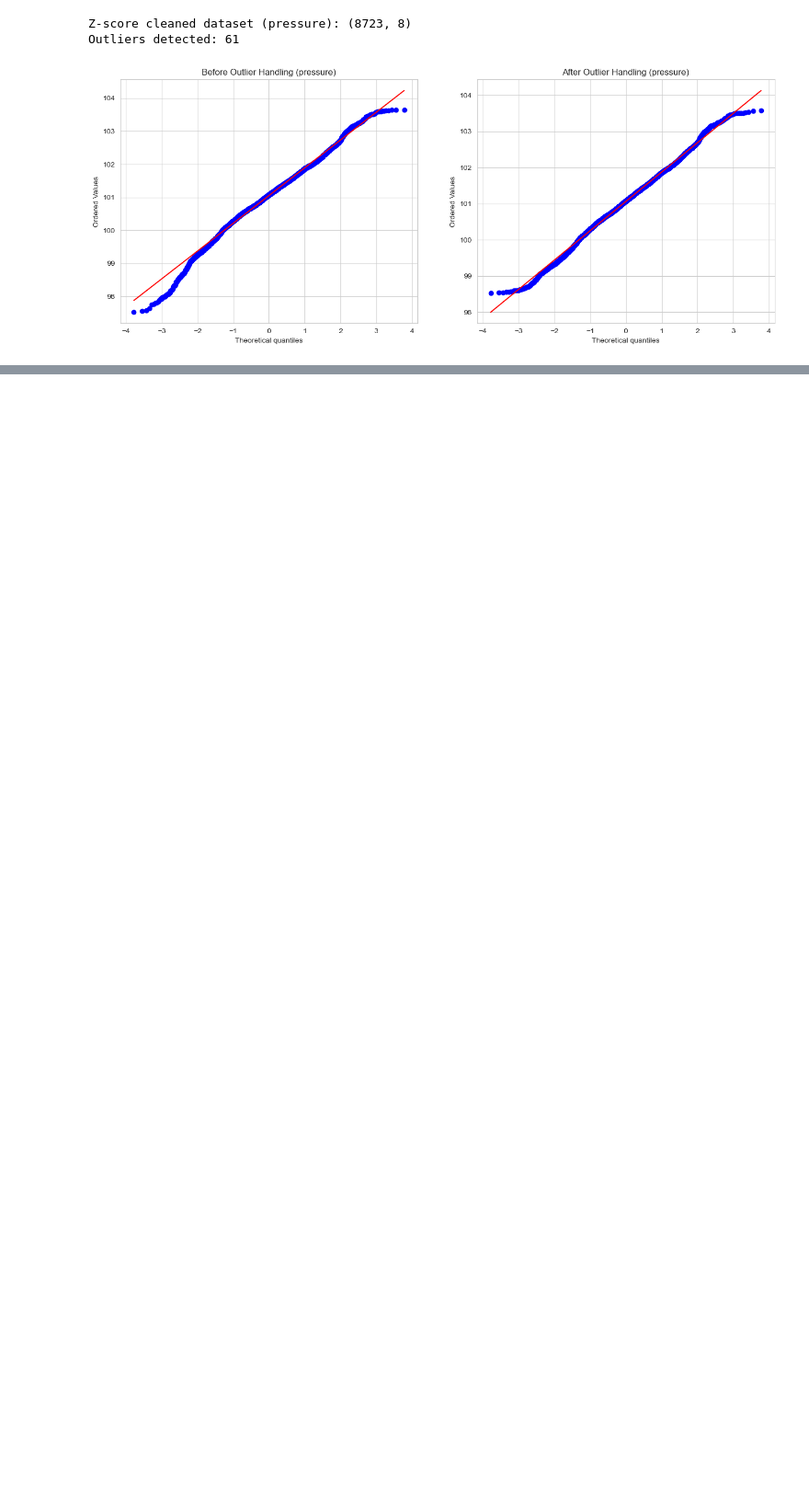
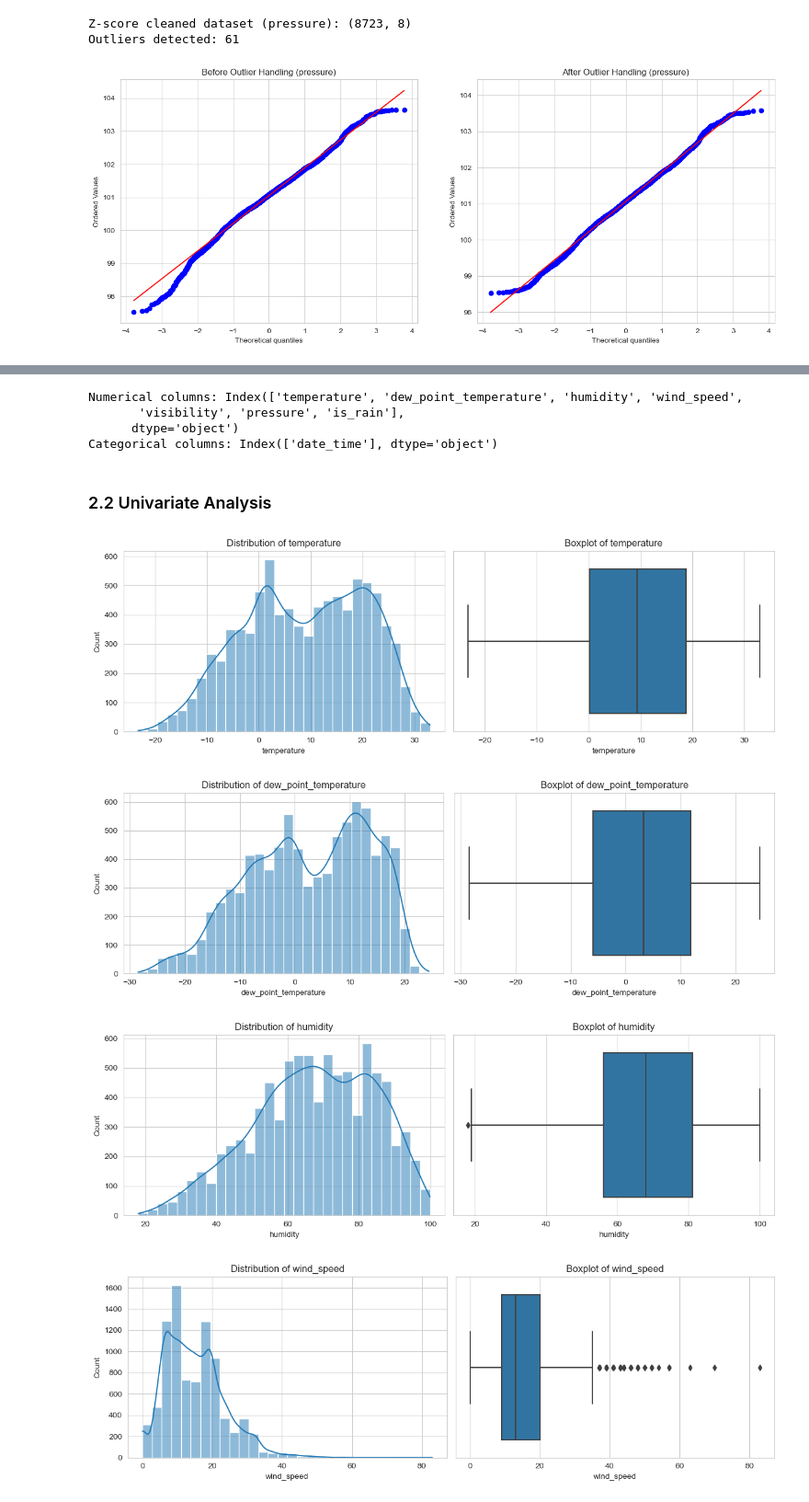
Before and after one commit to Yanyin-Chen-1156325/ST_ML_1156325, a Jupyter notebook: assignment2.ipynb, the cells around one changed output, grey strips where cells are left out. Shown at 92% size. Cells and saved outputs as stored; diff of their text form; code cells hidden in the pictures; blank space fills up the shorter version.

```diff
--- a/assignment2.ipynb
+++ b/assignment2.ipynb
@@ -354,0 +387,40 @@ Physical bounds were applied to ensure no impossible values exist. IQR and Z-sco
+# %%
+# Identify numerical and categorical columns.
+numerical_columns = df.select_dtypes(include=[np.number]).columns
+categorical_columns = df.select_dtypes(include=['object', 'category']).columns
+print("Numerical columns:", numerical_columns)
+print("Categorical columns:", categorical_columns)
+
+df_eda = df.copy()
+# %% [output]
+Numerical columns: Index(['temperature', 'dew_point_temperature', 'humidity', 'wind_speed',
+       'visibility', 'pressure', 'is_rain'],
+      dtype='object')
+Categorical columns: Index(['date_time'], dtype='object')
+# %% [markdown]
+### 2.2 Univariate Analysis
+# %%
+# Numerical continuous features
+numerical_features = ['temperature', 'dew_point_temperature', 'humidity', 'wind_speed', 'visibility', 'pressure']
+
+# 1. Numerical features (Histogram + Boxplot)
+for col in numerical_features:
+    plt.figure(figsize=(12,4))
+
+    # Histogram with KDE
+    plt.subplot(1,2,1)
+    sns.histplot(df_eda[col], bins=30, kde=True)
+    plt.title(f"Distribution of {col}")
+
+    # Boxplot
+    plt.subplot(1,2,2)
+    sns.boxplot(x=df_eda[col])
+    plt.title(f"Boxplot of {col}")
+
+    plt.tight_layout()
+    plt.show()
+# %% [output]
+[figure, added]
+[figure, added]
+[figure, added]
+[figure, added]
```
Also changed, not shown: parts of 11 cells of this notebook, 1 other file.
